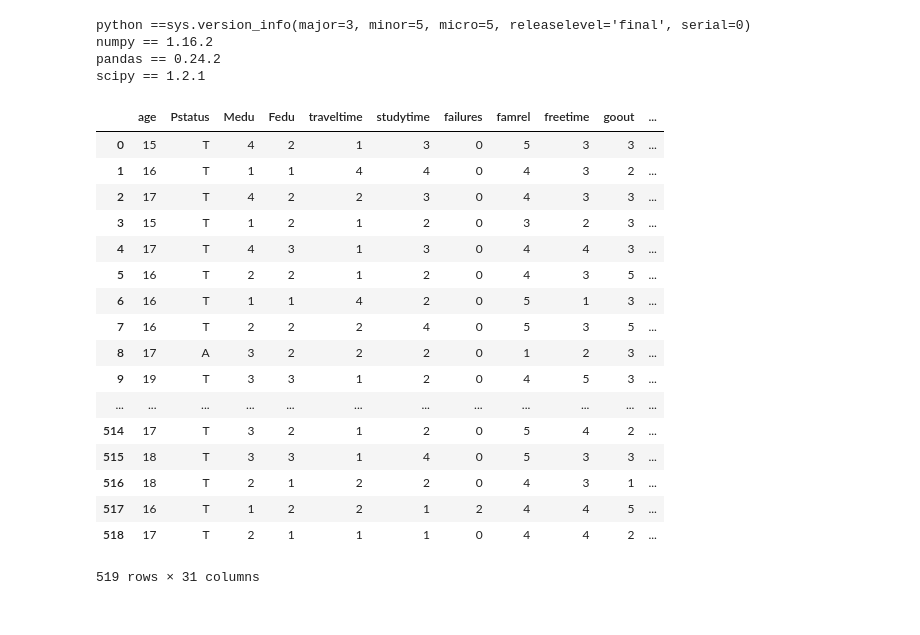
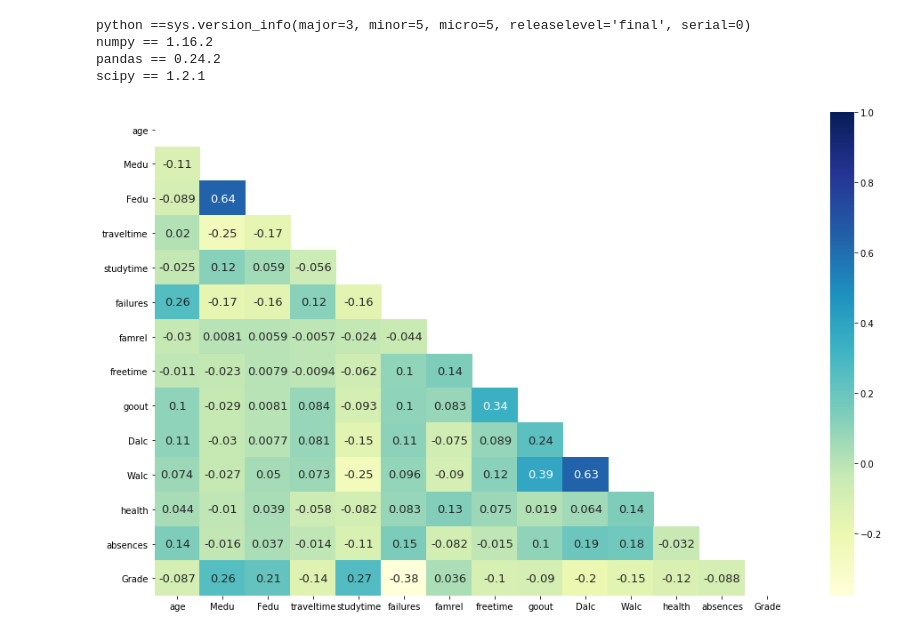
Before and after one commit to MatijaAleksic/MU-T3-21, a Jupyter notebook: VisestrukaLinearnaRegresija/VisestrukaLinearnaRegresija.ipynb, the cells around one changed output. Cells and saved outputs as stored; diff of their text form; code cells hidden in the pictures.

Commit message:
preimenovane kolone radi lakseg pregleda, napravljena heatmapa i takodje plot svake kolone pojedinacno radi analize

```diff
--- a/VisestrukaLinearnaRegresija/VisestrukaLinearnaRegresija.ipynb
+++ b/VisestrukaLinearnaRegresija/VisestrukaLinearnaRegresija.ipynb
@@ -41,45 +45,59 @@ merged = pd.concat([df,sex_dummy,address_dummy,famsize_dummy,pstatus_dummy,reaso
                     guardian_dummy,schoolsup_dummy,famsup_dummy,paid_dummy,activities_dummy,
                     higher_dummy,internet_dummy,romantic_dummy],axis='columns')
 # %%
+#PRAVLJENJE DUMMY DATA FRAMOVA I IZBACIVANJE PO JEDNE KOLONE IZ SVAKOG KAKO
+#BI SE IZBEGAO DUMMY TRAP
 sex_dummy = pd.get_dummies(df.sex)
 sex_dummy_dropped_one = sex_dummy.drop(['F'], axis='columns')
+sex_dummy_dropped_one.columns = ['sex_M']
 
 address_dummy = pd.get_dummies(df.address)
 address_dummy_dropped_one = address_dummy.drop(['R'], axis='columns')
-
+address_dummy_dropped_one.columns = ['addres_U']
 
 famsize_dummy = pd.get_dummies(df.famsize)
 famsize_dummy_dropped_one = famsize_dummy.drop(['LE3'], axis='columns')
+famsize_dummy_dropped_one.columns = ['famsize_GT3']
 
 pstatus_dummy = pd.get_dummies(df.Pstatus)
 pstatus_dummy_dropped_one = pstatus_dummy.drop(['A'], axis='columns')
+pstatus_dummy_dropped_one.columns = ['pstatus_T']
 
 reason_dummy = pd.get_dummies(df.reason)
 reason_dummy_dropped_one = reason_dummy.drop(['other'], axis='columns')
+reason_dummy_dropped_one.columns = ['reason_home', 'reason_reputation', 'reason_course']
 
 guardian_dummy = pd.get_dummies(df.guardian)
 guardian_dummy_dropped_one = guardian_dummy.drop(['other'], axis='columns')
+guardian_dummy_dropped_one.columns = ['guardian_mother', 'guardian_father']
 
 schoolsup_dummy = pd.get_dummies(df.schoolsup)
 schoolsup_dummy_dropped_one = schoolsup_dummy.drop(['no'], axis='columns')
+schoolsup_dummy_dropped_one.columns = ['schoolsup_yes']
 
 famsup_dummy = pd.get_dummies(df.famsup)
 famsup_dummy_dropped_one = famsup_dummy.drop(['no'], axis='columns')
+famsup_dummy_dropped_one.columns = ['famsup_yes']
 
 paid_dummy = pd.get_dummies(df.paid)
 paid_dummy_dropped_one = paid_dummy.drop(['no'], axis='columns')
+paid_dummy_dropped_one.columns = ['paid_yes']
 
 activities_dummy = pd.get_dummies(df.activities)
 activities_dummy_dropped_one = activities_dummy.drop(['no'], axis='columns')
+activities_dummy_dropped_one.columns = ['activities_yes']
 
 higher_dummy = pd.get_dummies(df.higher)
 higher_dummy_dropped_one = higher_dummy.drop(['no'], axis='columns')
+higher_dummy_dropped_one.columns = ['higher_yes']
 
 internet_dummy = pd.get_dummies(df.internet)
 internet_dummy_dropped_one = internet_dummy.drop(['no'], axis='columns')
+internet_dummy_dropped_one.columns = ['internet_yes']
 
 romantic_dummy = pd.get_dummies(df.romantic)
 romantic_dummy_dropped_one = romantic_dummy.drop(['no'], axis='columns')
+romantic_dummy_dropped_one.columns = ['romantic_yes']
 # %%
 #MERGOVANJE DUMMY DATA FRAMOVA SA PODACIMA
 merged = pd.concat([df,sex_dummy_dropped_one,address_dummy_dropped_one,famsize_dummy_dropped_one,
@@ -93,24 +111,24 @@ final_df = merged.drop(['sex','address','famsize', 'Pstatus','reason',
                         'guardian','schoolsup','famsup','paid','activities',
                         'higher','internet','romantic'], axis='columns')
 
-#IZBACIVANJE PO JEDNOG REDA IZ SVAKE OD DUMMY DATA FRAMOVA
-final_df
+pd.set_option("display.max_rows", None, "display.max_columns", None)
+#final_df
-# %% [output]
-|  | age | Pstatus | Medu | Fedu | traveltime | studytime | failures | famrel | freetime | goout | ... |
-| 0 | 15 | T | 4 | 2 | 1 | 3 | 0 | 5 | 3 | 3 | ... |
-| 1 | 16 | T | 1 | 1 | 4 | 4 | 0 | 4 | 3 | 2 | ... |
-| 2 | 17 | T | 4 | 2 | 2 | 3 | 0 | 4 | 3 | 3 | ... |
-| 3 | 15 | T | 1 | 2 | 1 | 2 | 0 | 3 | 2 | 3 | ... |
-| 4 | 17 | T | 4 | 3 | 1 | 3 | 0 | 4 | 4 | 3 | ... |
-| 5 | 16 | T | 2 | 2 | 1 | 2 | 0 | 4 | 3 | 5 | ... |
-| 6 | 16 | T | 1 | 1 | 4 | 2 | 0 | 5 | 1 | 3 | ... |
-| 7 | 16 | T | 2 | 2 | 2 | 4 | 0 | 5 | 3 | 5 | ... |
-| 8 | 17 | A | 3 | 2 | 2 | 2 | 0 | 1 | 2 | 3 | ... |
-| 9 | 19 | T | 3 | 3 | 1 | 2 | 0 | 4 | 5 | 3 | ... |
-| ... | ... | ... | ... | ... | ... | ... | ... | ... | ... | ... | ... |
-| 514 | 17 | T | 3 | 2 | 1 | 2 | 0 | 5 | 4 | 2 | ... |
-| 515 | 18 | T | 3 | 3 | 1 | 4 | 0 | 5 | 3 | 3 | ... |
-| 516 | 18 | T | 2 | 1 | 2 | 2 | 0 | 4 | 3 | 1 | ... |
-| 517 | 16 | T | 1 | 2 | 2 | 1 | 2 | 4 | 4 | 5 | ... |
-| 518 | 17 | T | 2 | 1 | 1 | 1 | 0 | 4 | 4 | 2 | ... |
-519 rows × 31 columns
+# %%
+#Izbacivanje kategorijskih podatak iz dataframe za prikazivanje korelacije
+heatmap_view = final_df.drop(['sex_M','addres_U','famsize_GT3','pstatus_T','reason_home', 'reason_reputation',
+'reason_course','guardian_mother', 'guardian_father','schoolsup_yes','famsup_yes',
+'paid_yes','activities_yes','higher_yes','internet_yes','romantic_yes'], axis='columns')
+
+#ISCRTAVANJE HEAT MAPE RADI ANALIZE PODATAKA
+corr = heatmap_view.corr()
+mask = np.zeros_like(heatmap_view.corr())
+triangle_indices = np.triu_indices_from(mask)
+mask[triangle_indices] = True
+
+plt.figure(figsize=(16,10))
+sns.heatmap(heatmap_view.corr(),cmap="YlGnBu", mask=mask, annot=True, annot_kws={"size" : 13})
+plt.xticks(fontsize=10)
+plt.yticks(fontsize=10)
+plt.show()
+# %% [output]
+[figure, added]
```
Also changed, not shown: parts of 2 cells of this notebook.
